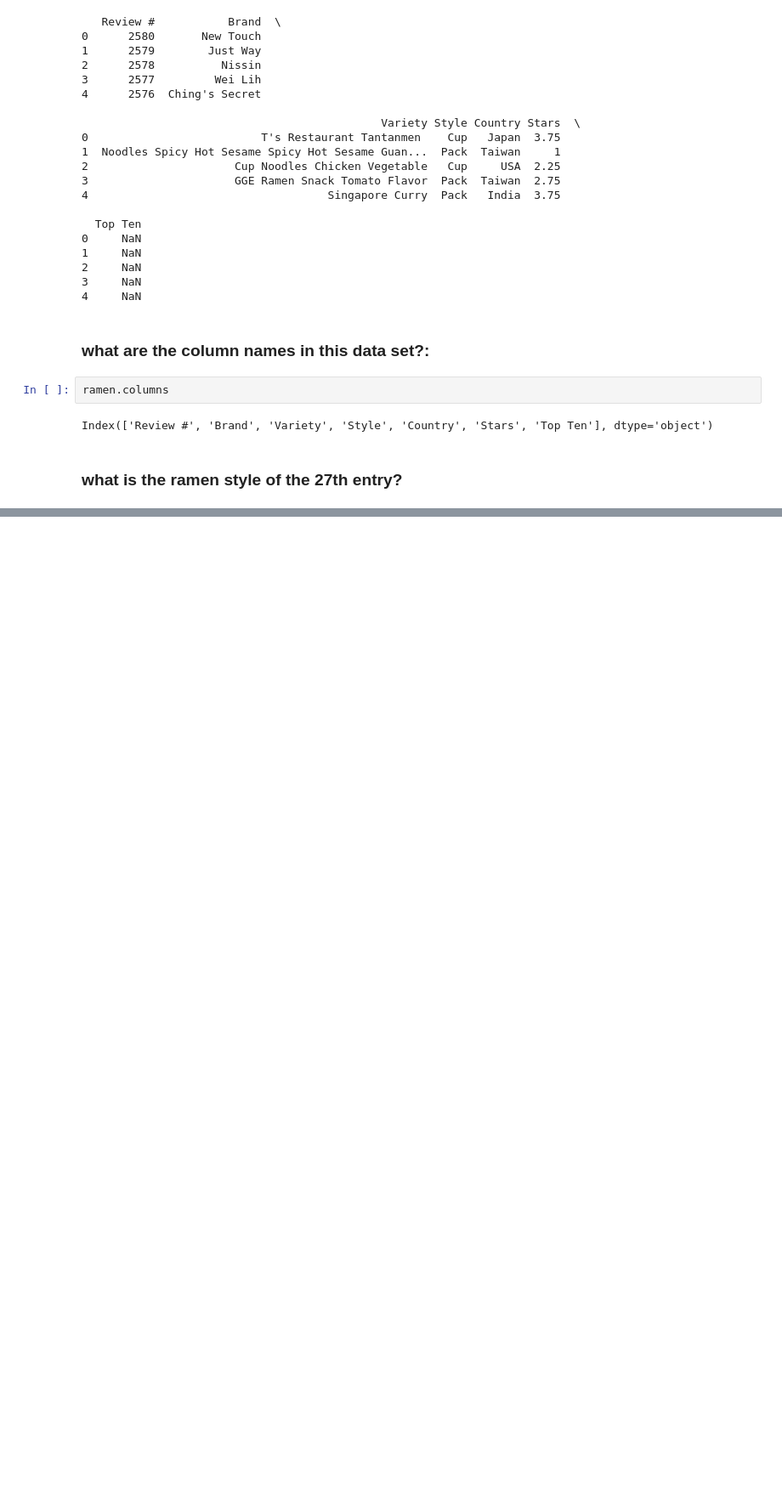
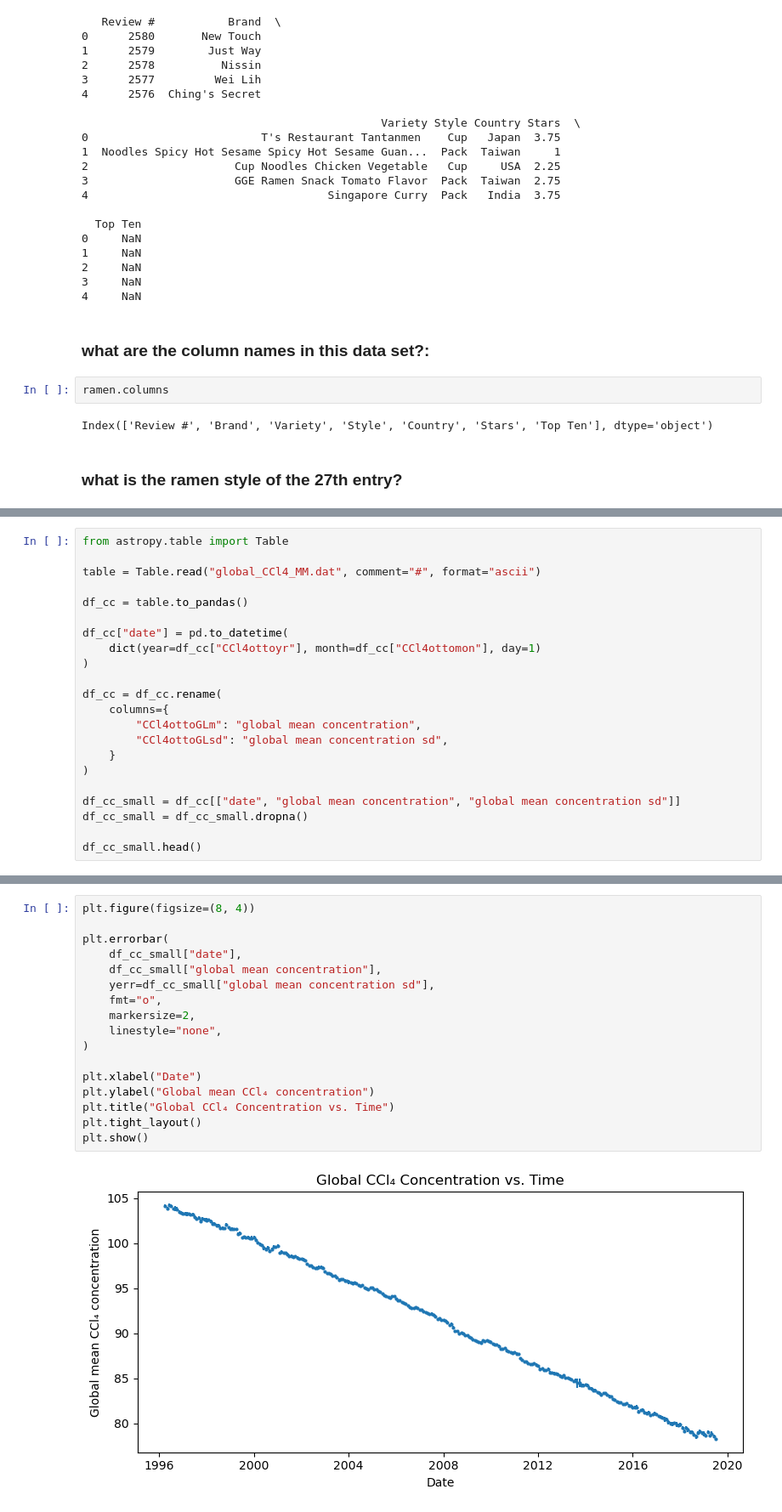
Before and after one commit to maddyszanto/pythondecal, a Jupyter notebook: homework11/homework11.ipynb, the cells around one changed output, grey strips where cells are left out. Shown: that part at 85% size. Drawn from its saved outputs; the diff is of its cells as text; blank space fills up the shorter version.

```diff
--- a/homework11/homework11.ipynb
+++ b/homework11/homework11.ipynb
@@ -75,0 +150,22 @@ Index(['Review #', 'Brand', 'Variety', 'Style', 'Country', 'Stars', 'Top Ten'],
+# %%
+from astropy.table import Table
+
+table = Table.read("global_CCl4_MM.dat", comment="#", format="ascii")
+
+df_cc = table.to_pandas()
+
+df_cc["date"] = pd.to_datetime(
+    dict(year=df_cc["CCl4ottoyr"], month=df_cc["CCl4ottomon"], day=1)
+)
+
+df_cc = df_cc.rename(
+    columns={
+        "CCl4ottoGLm": "global mean concentration",
+        "CCl4ottoGLsd": "global mean concentration sd",
+    }
+)
+
+df_cc_small = df_cc[["date", "global mean concentration", "global mean concentration sd"]]
+df_cc_small = df_cc_small.dropna()
+
+df_cc_small.head()
@@ -75,0 +179,19 @@ Index(['Review #', 'Brand', 'Variety', 'Style', 'Country', 'Stars', 'Top Ten'],
+# %%
+plt.figure(figsize=(8, 4))
+
+plt.errorbar(
+    df_cc_small["date"],
+    df_cc_small["global mean concentration"],
+    yerr=df_cc_small["global mean concentration sd"],
+    fmt="o",
+    markersize=2,
+    linestyle="none",
+)
+
+plt.xlabel("Date")
+plt.ylabel("Global mean CCl₄ concentration")
+plt.title("Global CCl₄ Concentration vs. Time")
+plt.tight_layout()
+plt.show()
+# %% [output]
+[figure, added]
```
Also changed, not shown: parts of 19 cells of this notebook.
